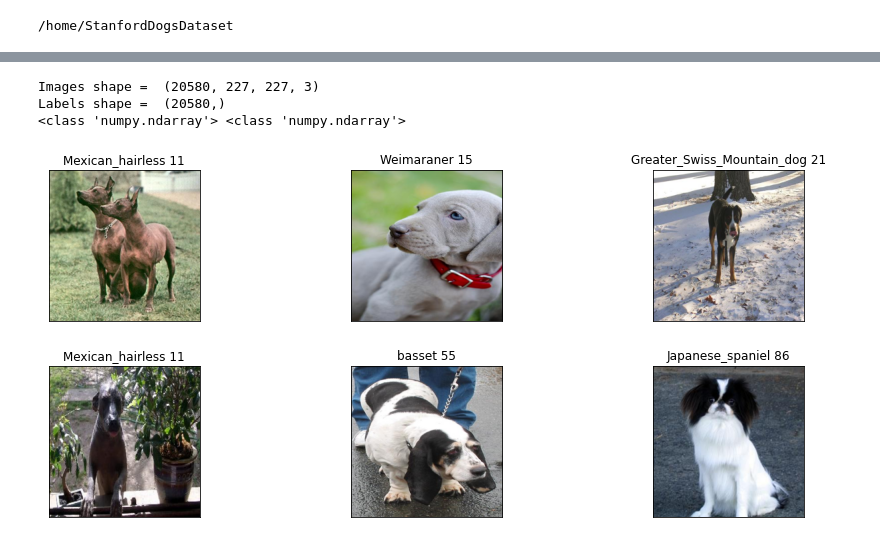
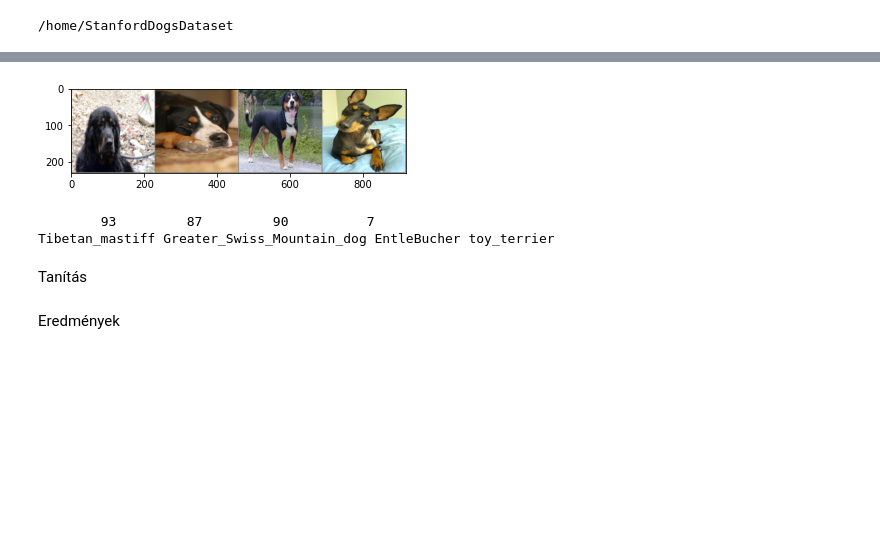
Before and after one commit to vircsinger625/Onlab_2020_2, a Jupyter notebook: Önlab_3Kutya_StanfordDogsDataset.ipynb, the cells around one changed output, grey strips where cells are left out. Saved outputs shown, nothing was run; the diff lists cells and outputs as text; code cells hidden in the pictures; blank space fills up the shorter version.

Commit message:
Jó labelek- classok

```diff
--- a/Önlab_3Kutya_StanfordDogsDataset.ipynb
+++ b/Önlab_3Kutya_StanfordDogsDataset.ipynb
@@ -76,0 +69,12 @@ total_images_num = len(imagenet_data)
+# %%
+## Az összes kép betöltése
+transform = transforms.Compose(
+    [transforms.ToTensor(),
+     transforms.Normalize(mean=(0.5, 0.5, 0.5), std=(0.5, 0.5, 0.5)),
+     transforms.Resize((227, 227))    #resize image to 227 x 227 because the input image resolution for AlexNet is 227 x 227
+
+     ])
+
+imgs_dir = '/home/StanfordDogsDataset/Images'
+imagenet_data = torchvision.datasets.ImageFolder(imgs_dir, transform=transform)
+total_images_num = len(imagenet_data)
@@ -98,8 +104,7 @@ val_gen = torch.utils.data.DataLoader(dataset = val_data,
 # %%
 all_data = len(train_data)+len(test_data)+len(val_data)
 total_images_num = len(imagenet_data)
-classes = os.listdir(imgs_dir)
-num_classes = len(classes)
+num_classes = len(os.listdir(imgs_dir))
 
 print(all_data == total_images_num)
 
@@ -116,3 +121,11 @@ Images number: 20580
 Train Data:      80.000%         Number of images:  16464
 Test  Data:      10.000%         Number of images:   2058
 Valid Data:      10.000%         Number of images:   2058
+# %%
+def find_classes(dir):
+    classes = os.listdir(dir)
+    classes.sort()
+    class_to_idx = {classes[i]: i for i in range(len(classes))}
+    return classes, class_to_idx
+
+classes, class_to_idx = find_classes(imgs_dir)
@@ -153,31 +159,0 @@ No. of labels loaded =  20580
-# %%
-images = np.array(images)
-labels = np.array(labels)
-print("Images shape = ",images.shape,"\nLabels shape = ",labels.shape)
-print(type(images),type(labels))
-# %% [output]
-Images shape =  (20580, 227, 227, 3)
-Labels shape =  (20580,)
-<class 'numpy.ndarray'> <class 'numpy.ndarray'>
-# %%
-disImgs = 6
-def display_rand_images(images, labels):
-    plt.figure(1 , figsize = (15 , 10))
-    n = 0
-    for i in range(disImgs):
-        n += 1
-        r = np.random.randint(0 , images.shape[0] , 1)
-
-        plt.subplot(3 , 3 , n)
-        plt.subplots_adjust(hspace = 0.3 , wspace = 0.3)
-        plt.imshow(images[r[0]])
-
-        plt.title('{} {}'.format(classes[labels[r[0]]][10:], labels[r[0]]))
-        plt.xticks([])
-        plt.yticks([])
-
-    plt.show()
-
-display_rand_images(images, labels)
-# %% [output]
-[figure, removed]
@@ -188,0 +160,19 @@ for i in range(0, num_classes):
+# %%
+num_img = 4
+# get some random training images
+dataiter = iter(train_gen)
+images, labels = dataiter.next()
+
+# show images
+imshow(torchvision.utils.make_grid(images[0:num_img,:,:,:],  nrow = num_img))
+# print labels
+print(' '.join('{:>10}'.format(labels[j]) for j in range(num_img)))
+print(' '.join('{:>10}'.format(classes[labels[j]][10:]) for j in range(num_img)))
+# %% [output]
+[figure, added]
+        93         87         90          7
+Tibetan_mastiff Greater_Swiss_Mountain_dog EntleBucher toy_terrier
+# %% [markdown]
+Tanítás
+# %% [markdown]
+Eredmények
```
Also changed, not shown: parts of 7 cells of this notebook.
